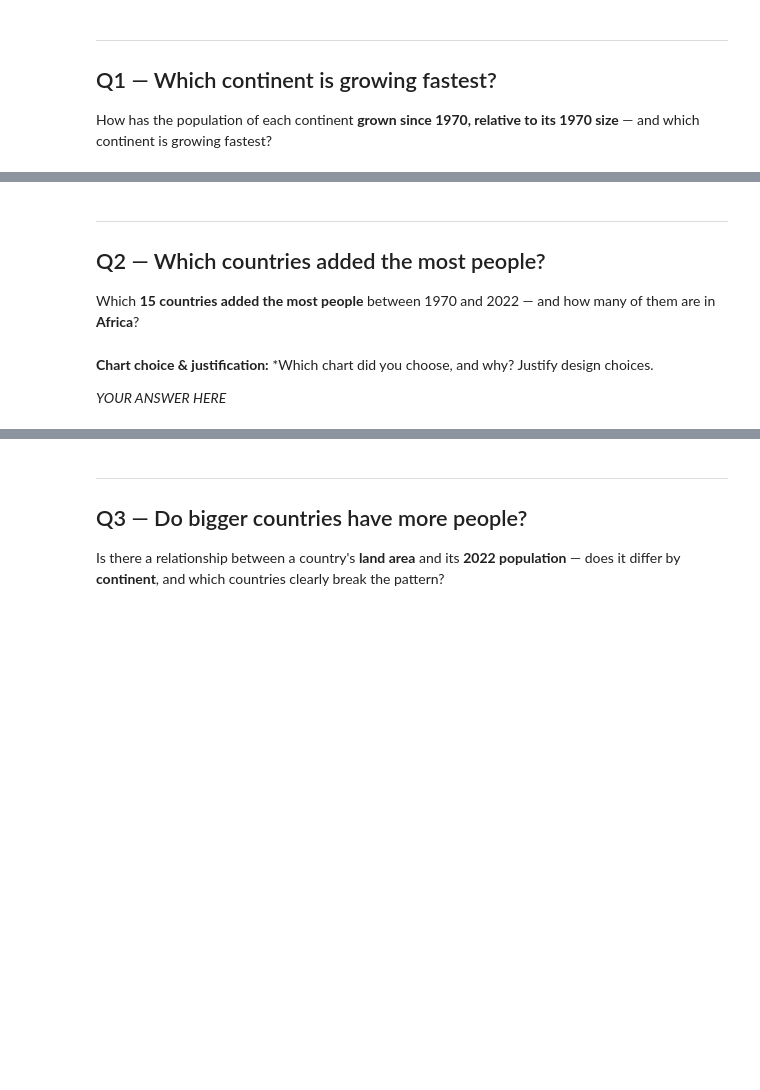
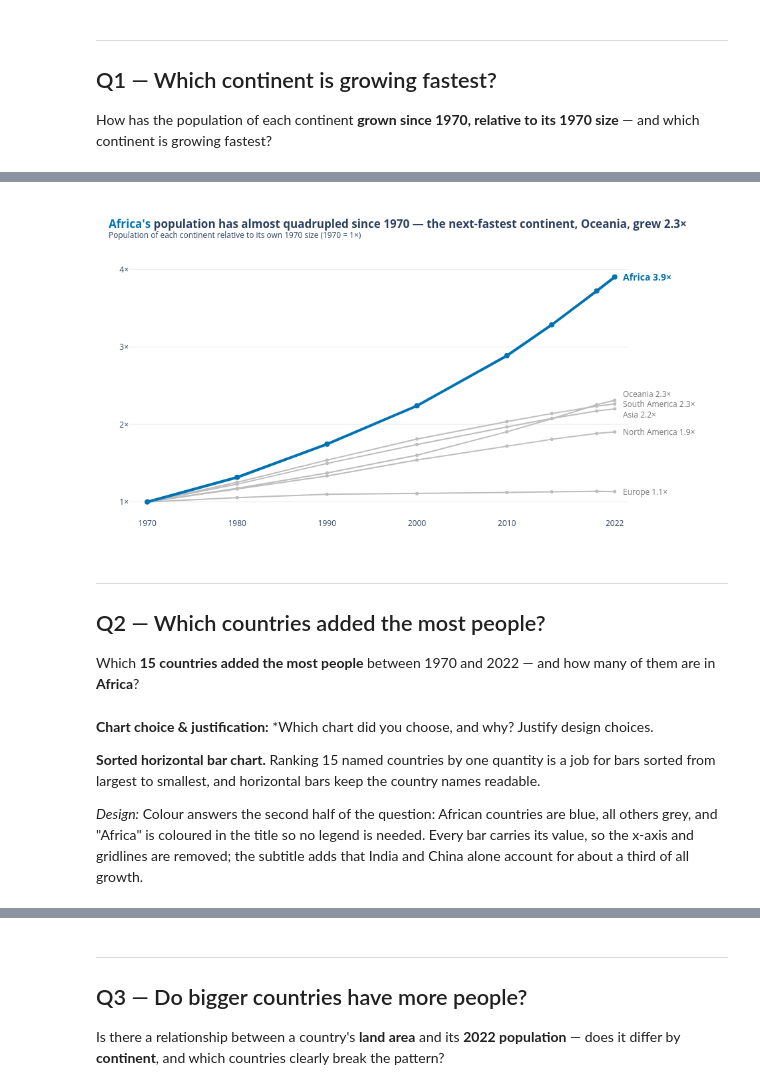
Before and after one commit to nikhilsaiprabhath-star/dataviz-exercises-nikhil, a Jupyter notebook: Quiz/dataviz_quiz.ipynb, the cells around one changed output, grey strips where cells are left out. Cells and saved outputs as stored; diff of their text form; code cells hidden in the pictures; blank space fills up the shorter version.

```diff
--- a/Quiz/dataviz_quiz.ipynb
+++ b/Quiz/dataviz_quiz.ipynb
@@ -70,6 +74,44 @@ How has the population of each continent **grown since 1970, relative to its 197
 # %%
 # Q1
-# YOUR CODE HERE
+GREY, ACCENT = '#BDBDBD', '#0072B2'          # grey = context, blue = the answer (CVD-safe)
+
+# Total population per continent and year, then divide by each continent's own 1970 value (1970 = 1×)
+q1 = df_long.groupby(['Continent', 'Year'], as_index=False)['Population'].sum()
+base_1970 = q1[q1['Year'] == 1970].set_index('Continent')['Population']
+q1['Growth'] = q1['Population'] / q1['Continent'].map(base_1970)
+
+end = q1[q1['Year'] == 2022].set_index('Continent')['Growth'].sort_values()
+runner_up = end.drop('Africa').idxmax()          # next-fastest continent, for the title
+
+fig = px.line(q1, x='Year', y='Growth', color='Continent', markers=True,
+              category_orders={'Continent': list(end.index)},          # Africa drawn last = on top
+              color_discrete_map={c: ACCENT if c == 'Africa' else GREY for c in end.index},
+              template='plotly_white')
+
+fig.update_traces(line=dict(width=2), marker=dict(size=5),
+                  hovertemplate='<b>%{fullData.name}</b><br>%{x}: %{y:.2f}× its 1970 size<extra></extra>')
+fig.update_traces(selector=dict(name='Africa'), line=dict(width=4), marker=dict(size=8))
+
+# Direct labels at the end of each line instead of a legend (nudged apart where lines end close together)
+nudge = {'Oceania': 9, 'South America': 0, 'Asia': -9}
+for continent, value in end.items():
+    is_africa = continent == 'Africa'
+    fig.add_annotation(x=2022, y=value, text=f'<b>{continent} {value:.1f}×</b>' if is_africa else f'{continent} {value:.1f}×',
+                       xanchor='left', xshift=10, yshift=nudge.get(continent, 0), showarrow=False,
+                       font=dict(size=14 if is_africa else 12, color=ACCENT if is_africa else '#757575'))
+
+fig.update_layout(
+    title=dict(text=f"<b><span style='color:{ACCENT}'>Africa's</span> population has almost quadrupled since 1970 — "
+                    f"the next-fastest continent, {runner_up}, grew {end[runner_up]:.1f}×</b>"
+                    "<br><sup>Population of each continent relative to its own 1970 size (1970 = 1×)</sup>",
+               x=0.02, xanchor='left'),
+    showlegend=False, width=950, height=520, margin=dict(l=50, r=150, t=90, b=40))
+fig.update_xaxes(title=None, showgrid=False, tickvals=[1970, 1980, 1990, 2000, 2010, 2022], range=[1968, 2023.5])
+fig.update_yaxes(title=None, tickvals=[1, 2, 3, 4], ticktext=['1×', '2×', '3×', '4×'],
+                 gridcolor='#EEEEEE', zeroline=False, range=[0.8, 4.15])
+fig.show()
+# %% [output]
+[figure, added]
 # %% [markdown]
 ---
 ## Q2 — Which countries added the most people?
@@ -78,6 +120,8 @@ Which **15 countries added the most people** between 1970 and 2022 — and how m
 # %% [markdown]
 **Chart choice & justification:** *Which chart did you choose, and why? Justify design choices.
 
-*YOUR ANSWER HERE*
+**Sorted horizontal bar chart.** Ranking 15 named countries by one quantity is a job for bars sorted from largest to smallest, and horizontal bars keep the country names readable.
+
+*Design:* Colour answers the second half of the question: African countries are blue, all others grey, and "Africa" is coloured in the title so no legend is needed. Every bar carries its value, so the x-axis and gridlines are removed; the subtitle adds that India and China alone account for about a third of all growth.
 # %%
 # Q2
```
Also changed, not shown: parts of 13 cells of this notebook.
